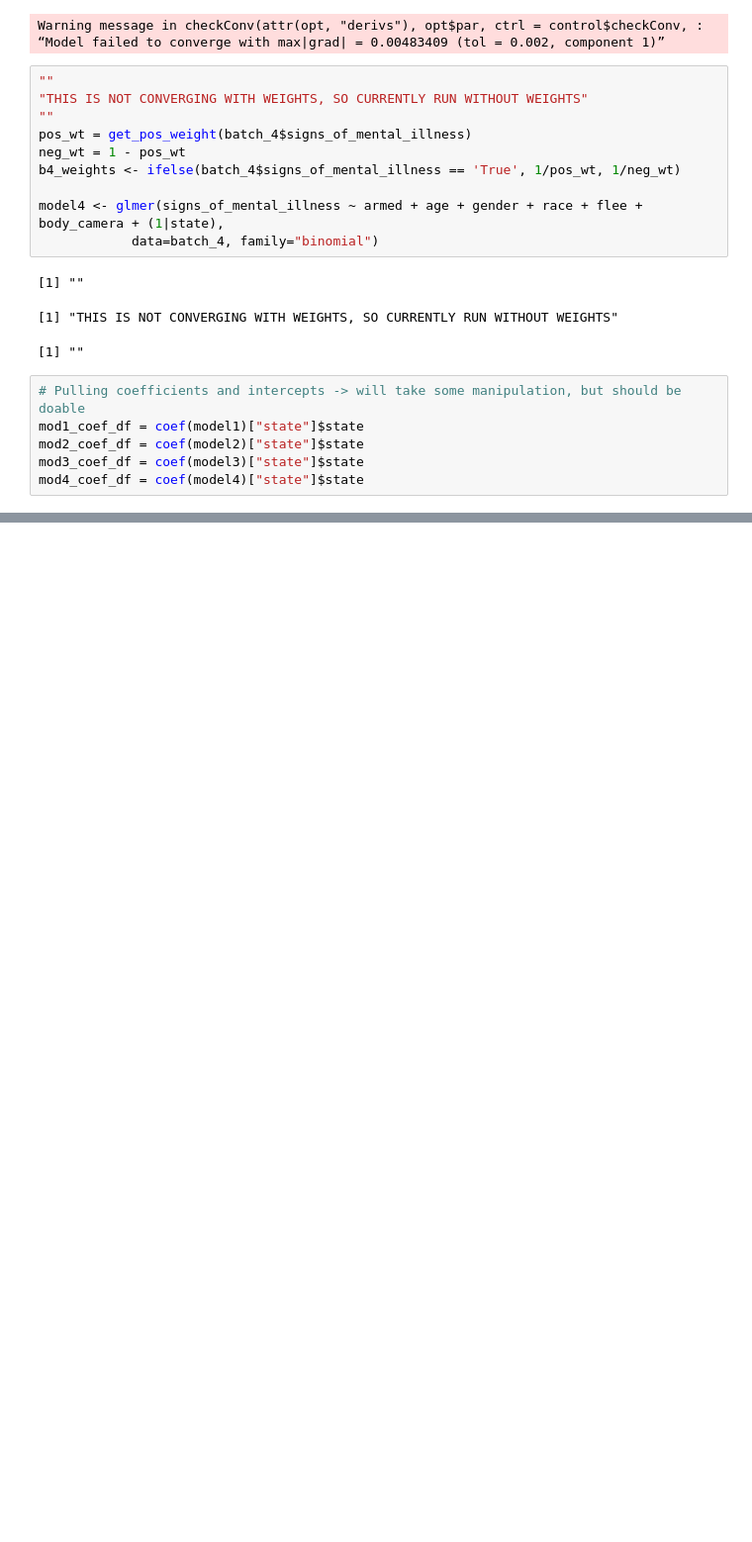
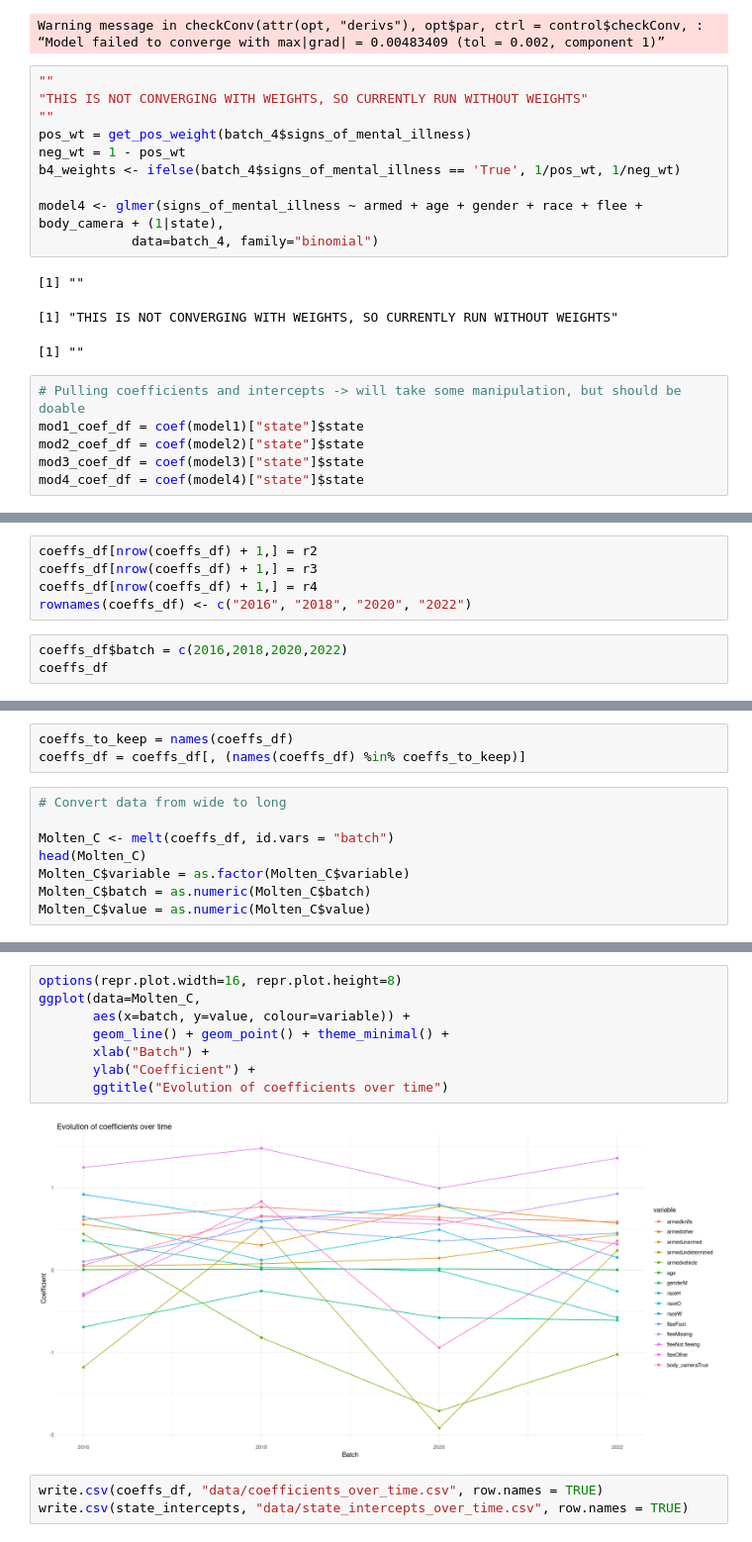
Before and after one commit to spacegoat1/data2020_project, a Jupyter notebook: 2_model_selection.ipynb, the cells around one changed output, grey strips where cells are left out. Shown at 99% size. Saved outputs shown, nothing was run; the diff lists cells and outputs as text; blank space fills up the shorter version.

```diff
--- a/2_model_selection.ipynb
+++ b/2_model_selection.ipynb
@@ -765,0 +808,8 @@ the group aesthetic?
+# %%
+coeffs_df[nrow(coeffs_df) + 1,] = r2
+coeffs_df[nrow(coeffs_df) + 1,] = r3
+coeffs_df[nrow(coeffs_df) + 1,] = r4
+rownames(coeffs_df) <- c("2016", "2018", "2020", "2022")
+# %%
+coeffs_df$batch = c(2016,2018,2020,2022)
+coeffs_df
@@ -765,0 +824,11 @@ the group aesthetic?
+# %%
+coeffs_to_keep = names(coeffs_df)
+coeffs_df = coeffs_df[, (names(coeffs_df) %in% coeffs_to_keep)]
+# %%
+# Convert data from wide to long
+
+Molten_C <- melt(coeffs_df, id.vars = "batch")
+head(Molten_C)
+Molten_C$variable = as.factor(Molten_C$variable)
+Molten_C$batch = as.numeric(Molten_C$batch)
+Molten_C$value = as.numeric(Molten_C$value)
@@ -765,0 +845,13 @@ the group aesthetic?
+# %%
+options(repr.plot.width=16, repr.plot.height=8)
+ggplot(data=Molten_C,
+       aes(x=batch, y=value, colour=variable)) +
+       geom_line() + geom_point() + theme_minimal() +
+       xlab("Batch") +
+       ylab("Coefficient") +
+       ggtitle("Evolution of coefficients over time")
+# %% [output]
+[figure, added]
+# %%
+write.csv(coeffs_df, "data/coefficients_over_time.csv", row.names = TRUE)
+write.csv(state_intercepts, "data/state_intercepts_over_time.csv", row.names = TRUE)
```
Also changed, not shown: parts of 14 cells of this notebook, 4 other files.
